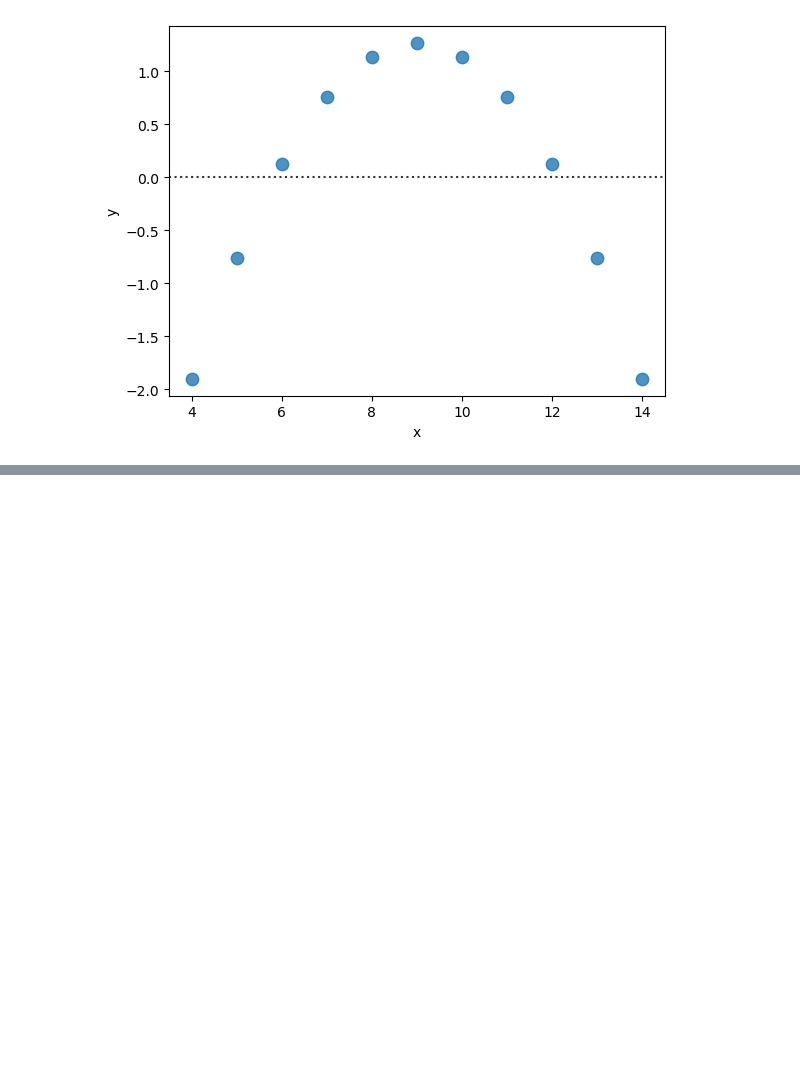
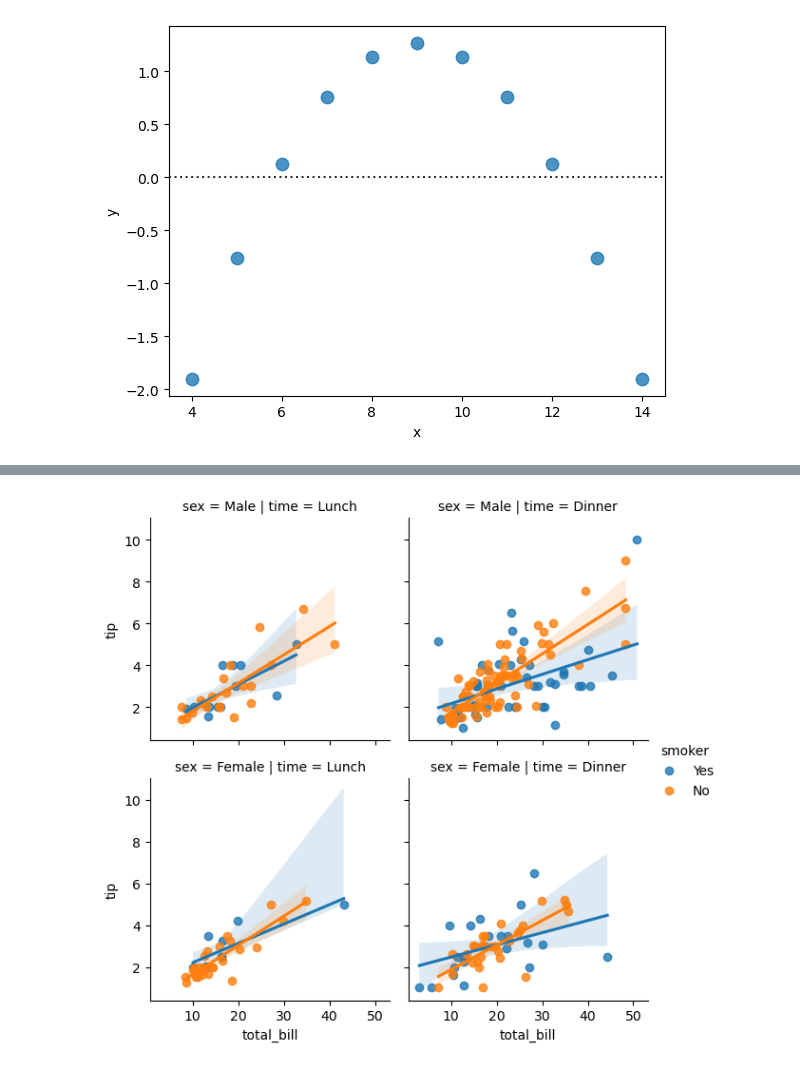
Before and after one commit to jhwn533/Pallet-Town, a Jupyter notebook: Seaborn_Tutorial/Estimating regression fits.ipynb, the cells around one changed output, grey strips where cells are left out. Saved outputs shown, nothing was run; the diff lists cells and outputs as text; code cells hidden in the pictures; blank space fills up the shorter version.

```diff
--- a/Seaborn_Tutorial/Estimating regression fits.ipynb
+++ b/Seaborn_Tutorial/Estimating regression fits.ipynb
@@ -126,0 +150,6 @@ sns.residplot(x="x", y="y", data=anscombe.query("dataset == 'II'"),
+# %%
+# 열에 time, 행에 sex 할당
+sns.lmplot(x="total_bill", y="tip", hue="smoker",
+           col="time", row="sex", data=tips, height=3);
+# %% [output]
+[figure, added]
```
Also changed, not shown: parts of 8 cells of this notebook.
